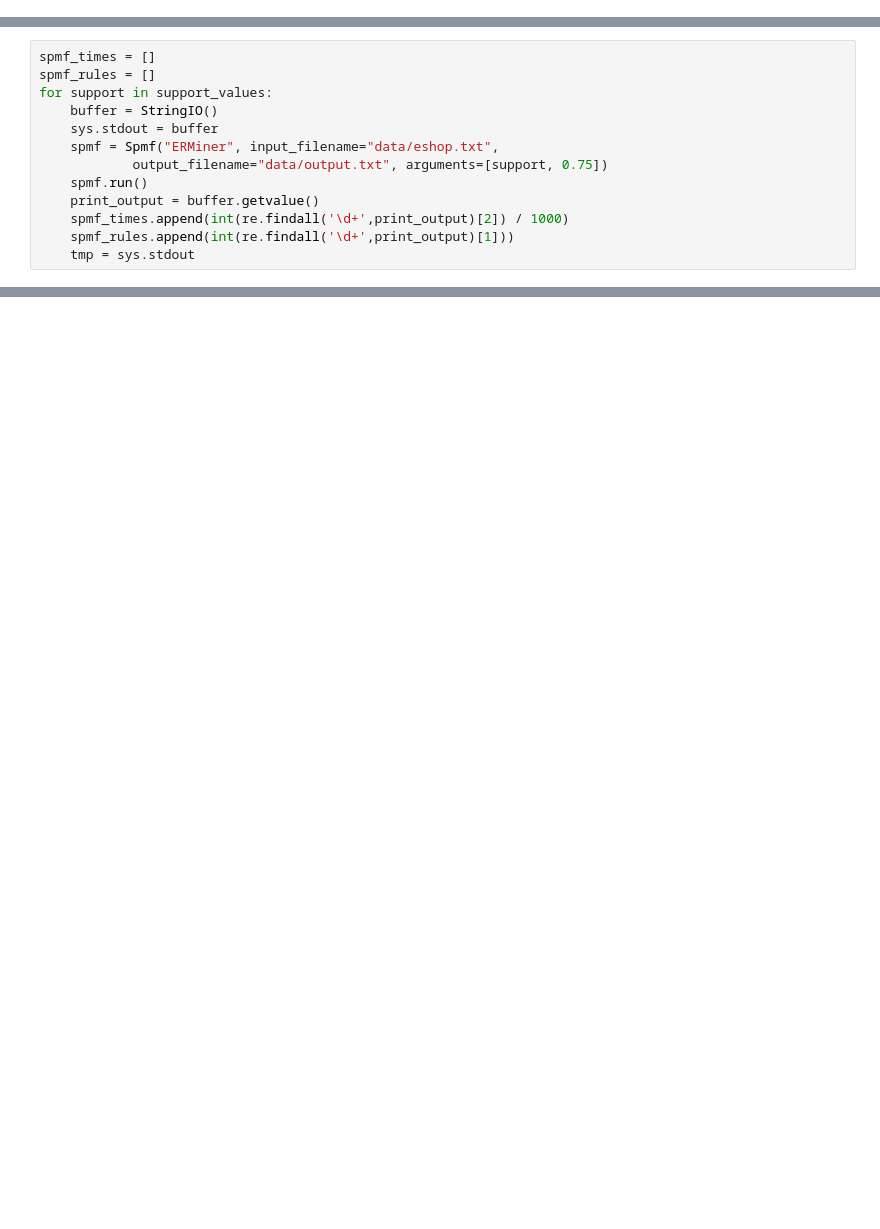
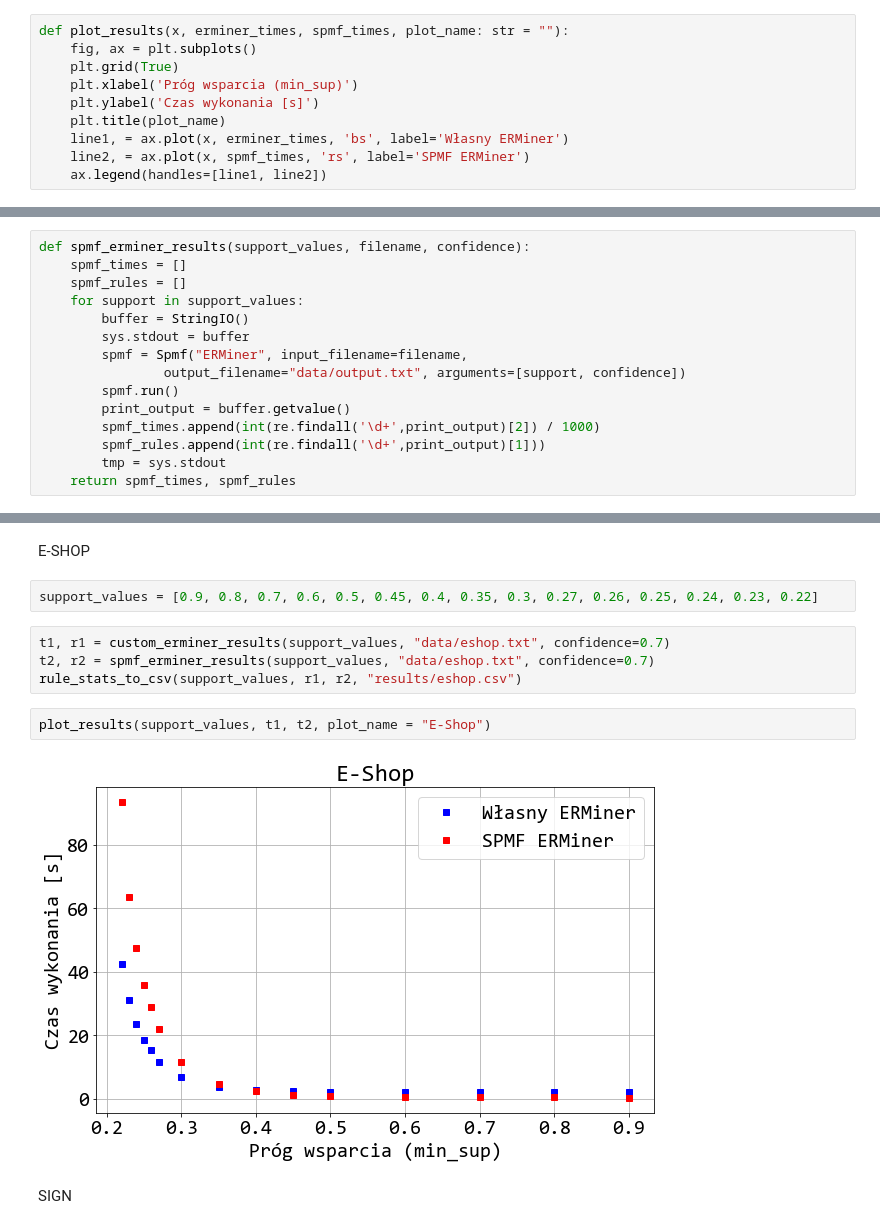
Before and after one commit to Jungliana/ERMiner, a Jupyter notebook: compare_results.ipynb, the cells around one changed output, grey strips where cells are left out. Saved outputs shown, nothing was run; the diff lists cells and outputs as text; blank space fills up the shorter version.

Commit message:
Results comparison

```diff
--- a/compare_results.ipynb
+++ b/compare_results.ipynb
@@ -9 +16,11 @@ tmp = sys.stdout
+# %%
+def plot_results(x, erminer_times, spmf_times, plot_name: str = ""):
+    fig, ax = plt.subplots()
+    plt.grid(True)
+    plt.xlabel('Próg wsparcia (min_sup)')
+    plt.ylabel('Czas wykonania [s]')
+    plt.title(plot_name)
+    line1, = ax.plot(x, erminer_times, 'bs', label='Własny ERMiner')
+    line2, = ax.plot(x, spmf_times, 'rs', label='SPMF ERMiner')
+    ax.legend(handles=[line1, line2])
 # %%
@@ -18,13 +36,15 @@ for support in support_values:
 # %%
-spmf_times = []
-spmf_rules = []
-for support in support_values:
-    buffer = StringIO()
-    sys.stdout = buffer
-    spmf = Spmf("ERMiner", input_filename="data/eshop.txt",
-            output_filename="data/output.txt", arguments=[support, 0.75])
-    spmf.run()
-    print_output = buffer.getvalue()
-    spmf_times.append(int(re.findall('\d+',print_output)[2]) / 1000)
-    spmf_rules.append(int(re.findall('\d+',print_output)[1]))
-    tmp = sys.stdout
+def spmf_erminer_results(support_values, filename, confidence):
+    spmf_times = []
+    spmf_rules = []
+    for support in support_values:
+        buffer = StringIO()
+        sys.stdout = buffer
+        spmf = Spmf("ERMiner", input_filename=filename,
+                output_filename="data/output.txt", arguments=[support, confidence])
+        spmf.run()
+        print_output = buffer.getvalue()
+        spmf_times.append(int(re.findall('\d+',print_output)[2]) / 1000)
+        spmf_rules.append(int(re.findall('\d+',print_output)[1]))
+        tmp = sys.stdout
+    return spmf_times, spmf_rules
@@ -55,0 +61,16 @@ spmf_rules
+# %% [markdown]
+
+E-SHOP
+# %%
+support_values = [0.9, 0.8, 0.7, 0.6, 0.5, 0.45, 0.4, 0.35, 0.3, 0.27, 0.26, 0.25, 0.24, 0.23, 0.22]
+# %%
+t1, r1 = custom_erminer_results(support_values, "data/eshop.txt", confidence=0.7)
+t2, r2 = spmf_erminer_results(support_values, "data/eshop.txt", confidence=0.7)
+rule_stats_to_csv(support_values, r1, r2, "results/eshop.csv")
+# %%
+plot_results(support_values, t1, t2, plot_name = "E-Shop")
+# %% [output]
+[figure, added]
+# %% [markdown]
+
+SIGN
```
Also changed, not shown: parts of 22 cells of this notebook.
